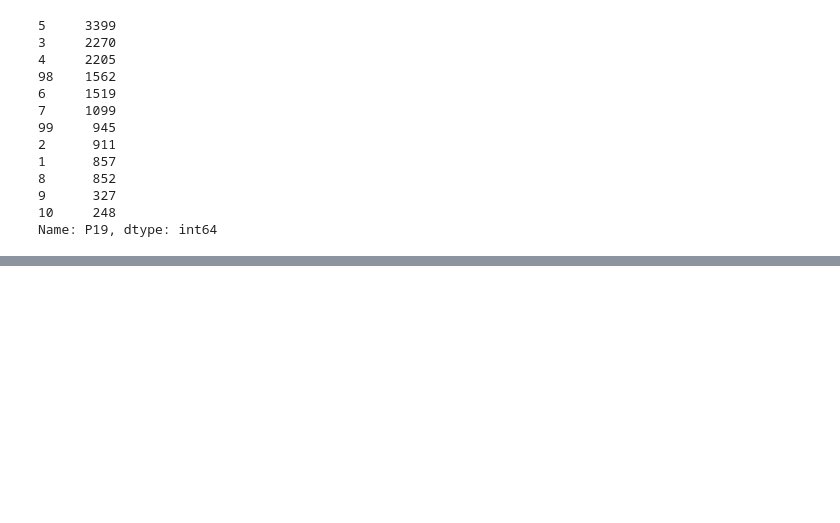
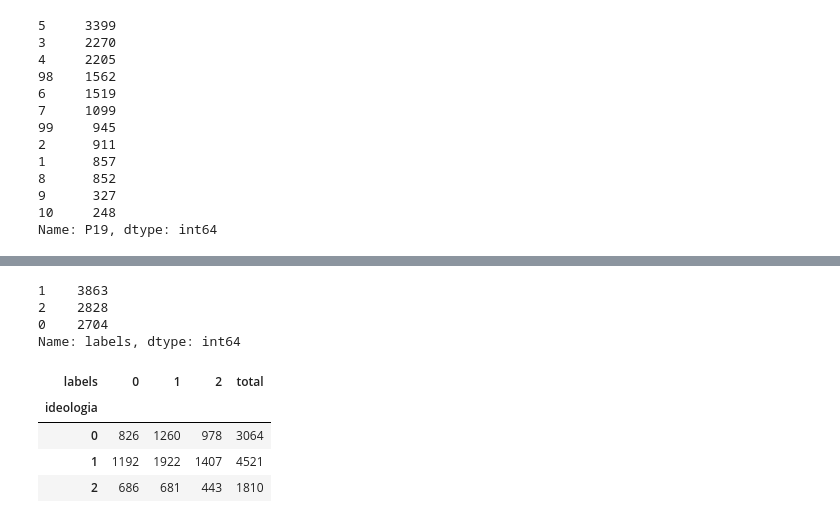
Before and after one commit to vicenteccastillo/trabajo_fin_bootcamp, a Jupyter notebook: macroencuesta_electoral_CIS.ipynb, the cells around one changed output, grey strips where cells are left out. Saved outputs shown, nothing was run; the diff lists cells and outputs as text; code cells hidden in the pictures; blank space fills up the shorter version.

```diff
--- a/macroencuesta_electoral_CIS.ipynb
+++ b/macroencuesta_electoral_CIS.ipynb
@@ -239,0 +308,2 @@ encuesta.to_csv("encuestalimpia.csv",header=True,index=False)
+# %%
+encuesta=encuesta.drop(columns="P19")
@@ -239,0 +333,3 @@ encuesta.to_csv("encuestalimpia.csv",header=True,index=False)
+# %%
+encuesta_dumf=pd.get_dummies(encuesta,columns=["CAPITAL","CCAA","P0A","P14R","P22","P25","P26","P27","P28"],drop_first=False)
+encuesta_dum=pd.get_dummies(encuesta,columns=["CAPITAL","CCAA","P0A","P14R","P22","P25","P26","P27","P28"],drop_first=True)
@@ -239,0 +361,3 @@ encuesta.to_csv("encuestalimpia.csv",header=True,index=False)
+# %%
+fueramodelo=["P27_2", "P28_2" , "P28_3", "TAMUNI" ,"P1", "P3"]
+encuestapru=encuesta_dum.drop(columns=["P27_2", "P28_2" , "P28_3", "TAMUNI" ,"P1", "P3","ESTUDIOS"])
@@ -239,0 +481,21 @@ encuesta.to_csv("encuestalimpia.csv",header=True,index=False)
+# %%
+from sklearn.cluster import KMeans
+kmeans = KMeans(n_clusters = 3)
+temp_kmeans = kmeans.fit(encuestapru)
+encuestapru['labels'] = temp_kmeans.labels_
+encuestapru.labels.value_counts()
+# %% [output]
+1    3863
+2    2828
+0    2704
+Name: labels, dtype: int64
+# %%
+bla= pd.crosstab(encuestapru.ideologia, encuestapru.labels)
+bla["total"]=bla.T.sum()
+bla
+# %% [output]
+| labels | 0 | 1 | 2 | total |
+| ideologia |  |  |  |  |
+| 0 | 826 | 1260 | 978 | 3064 |
+| 1 | 1192 | 1922 | 1407 | 4521 |
+| 2 | 686 | 681 | 443 | 1810 |
```
Also changed, not shown: parts of 38 cells of this notebook, 5 other files.
